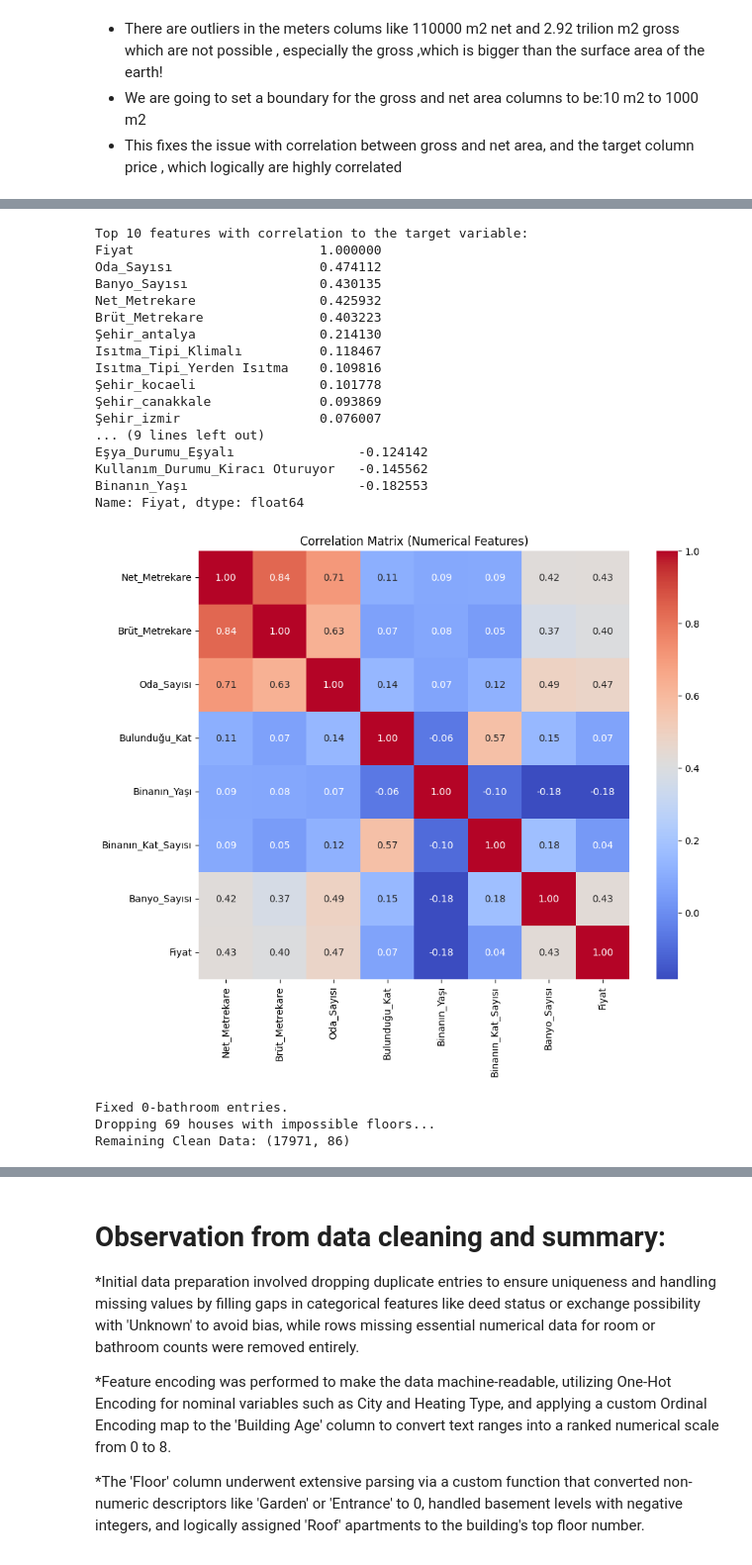
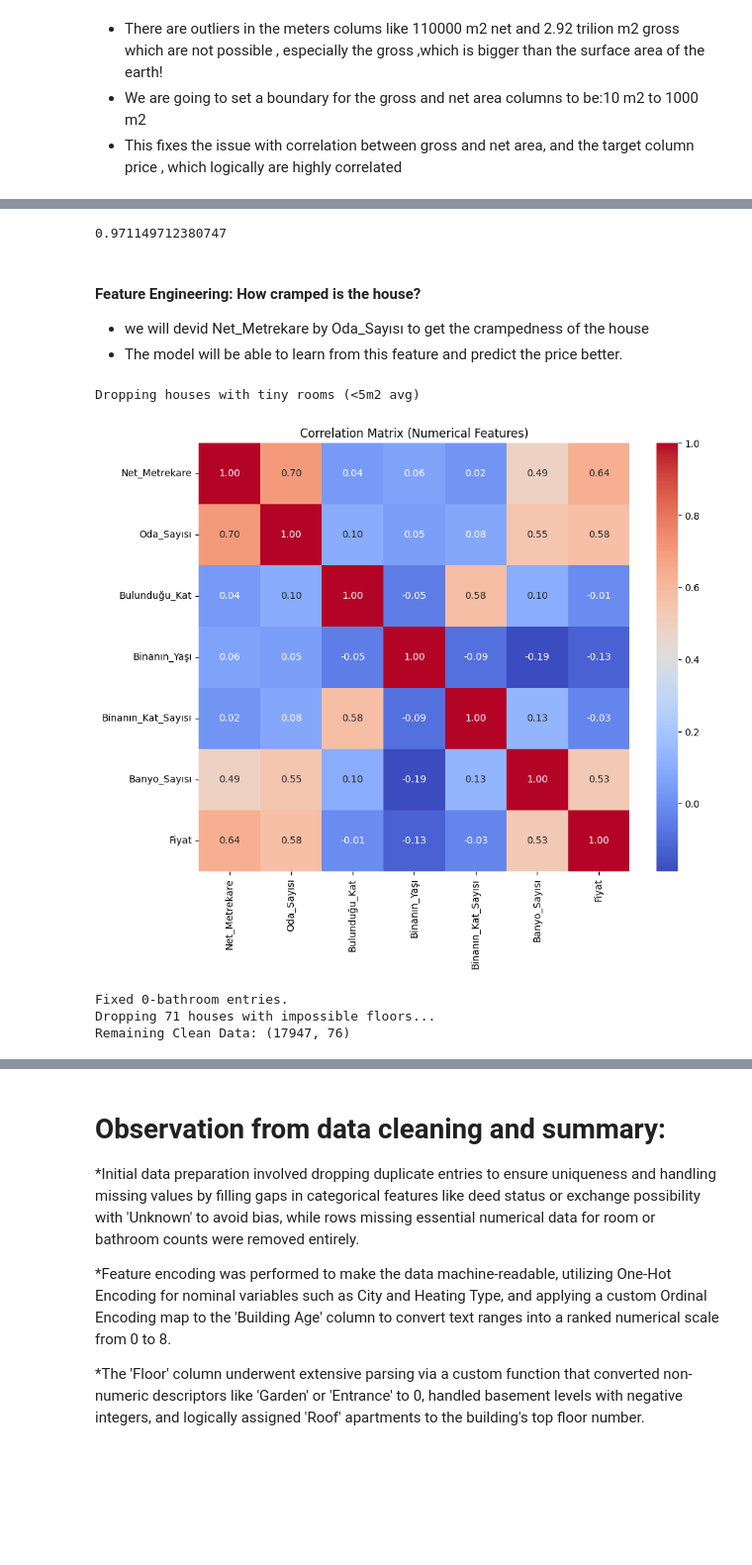
Before and after one commit to foxy0009/machine_learning_projects, a Jupyter notebook: Predicting House prices/Data_Cleaning.ipynb, the cells around one changed output, grey strips where cells are left out. Shown at 99% size. Saved outputs shown, nothing was run; the diff lists cells and outputs as text; code cells hidden in the pictures; blank space fills up the shorter version.

```diff
--- a/Predicting House prices/Data_Cleaning.ipynb
+++ b/Predicting House prices/Data_Cleaning.ipynb
@@ -236,0 +257,9 @@ Net_Metrekare   0.425932        0.835328       1.000000
+# %%
+# Identify columns that are almost always 0 (False)
+for col in df.columns:
+    # Only check boolean/dummy columns (values are 0 or 1)
+    if df[col].nunique() == 2:
+        # If less than 20 houses have this feature, drop it
+        if df[col].sum() < 20:
+            print(f"Dropping rare feature: {col} (Count: {df[col].sum()})")
+            df = df.drop(columns=[col])
@@ -237,59 +280,62 @@ Net_Metrekare   0.425932        0.835328       1.000000
+# %%
+area_correlation = df['Net_Metrekare'].corr(df['Brüt_Metrekare'])
+print(area_correlation) #0.97
+df.drop(columns=['Brüt_Metrekare'], inplace=True)
+# %% [output]
+0.971149712380747
+# %% [markdown]
+#### Feature Engineering: How cramped is the house?
+* we will devid Net_Metrekare by Oda_Sayısı to get the crampedness of the house
+* The model will be able to learn from this feature and predict the price better.
+# %%
+# Avoid division by zero (just in case)
+df['Avg_Room_Size'] = df['Net_Metrekare'] / df['Oda_Sayısı']
+
+# Sanity check: If a room is smaller than 5m2 on average, it's likely bad data
+print(f"Dropping houses with tiny rooms (<5m2 avg)")
+df = df[df['Avg_Room_Size'] > 5]
+# %% [output]
+Dropping houses with tiny rooms (<5m2 avg)
 # %%
-# Make Correlation Matrix and show top 10 and bottom 10 features correlated with the target variable
-# since I encoded before showing correlation matrix, making correlation matrix with all of the features would be too messy, so we filter out the most important basic so we can make a clean correlation matrix
-correlation = df.corr()['Fiyat'].sort_values(ascending=False)
-print('Top 10 features with correlation to the target variable: ')
-print(correlation.head(11))
-print('Bottom 10 features with correlation to the target variable: ')
-print(correlation.tail(10))
-numerical_cols = ['Net_Metrekare', 'Brüt_Metrekare', 'Oda_Sayısı', 'Bulunduğu_Kat',
+# 1. Update the list to remove the deleted 'Brüt_Metrekare'
+numerical_cols = ['Net_Metrekare', 'Oda_Sayısı', 'Bulunduğu_Kat',
                   'Binanın_Yaşı', 'Binanın_Kat_Sayısı', 'Banyo_Sayısı', 'Fiyat']
+
 plt.figure(figsize=(10, 8))
 sns.heatmap(df[numerical_cols].corr(), annot=True, cmap='coolwarm', fmt=".2f")
 plt.title("Correlation Matrix (Numerical Features)")
 plt.show()
+
 #---- Antigravity---
 df.loc[df['Banyo_Sayısı'] == 0, 'Banyo_Sayısı'] = 1
 print(f"Fixed 0-bathroom entries.")
 
 impossible_floor = df[df['Bulunduğu_Kat'] > df['Binanın_Kat_Sayısı']]
 print(f"Dropping {len(impossible_floor)} houses with impossible floors...")
+df = df.drop(impossible_floor.index)
 
-df = df.drop(impossible_floor.index)
 # Create a filter for "Weird" homes
 # 1. Too cheap in Antalya (< 500k)
 mask_antalya_cheap = (df['Şehir_antalya'] == True) & (df['Fiyat'] < 500000)
 
 # 2. Crazy expensive per square meter (> 75k/m2)
-mask_luxury_outlier = (df['Fiyat'] / df['Brüt_Metrekare']) > 75000
+# CHANGED: Use Net_Metrekare because Brüt is gone.
+# Note: Net is smaller than Brüt, so price/net is higher. Adjusted threshold slightly to be safe or keep 75k if that's your hard limit.
+mask_luxury_outlier = (df['Fiyat'] / df['Net_Metrekare']) > 100000
 
 # 3. Suspiciously large but cheap (> 400m2 but < 2M)
-mask_large_cheap = (df['Brüt_Metrekare'] > 400) & (df['Fiyat'] < 2000000)
+# CHANGED: Use Net_Metrekare
+mask_large_cheap = (df['Net_Metrekare'] > 400) & (df['Fiyat'] < 2000000)
 
-# Apply filters (Keep rows that are NOT in any of these masks)
-df_clean = df[~(mask_antalya_cheap | mask_luxury_outlier | mask_large_cheap)]
+# Apply filters
+# CRITICAL FIX: You were saving this to 'df_clean' but saving 'df' to CSV later.
+# I changed this to update 'df' directly so your filters actually save.
+df = df[~(mask_antalya_cheap | mask_luxury_outlier | mask_large_cheap)]
 
 # 3. Final Sanity Check
 print("Remaining Clean Data:", df.shape)
 # %% [output]
+[figure, new version]
-Top 10 features with correlation to the target variable:
-Fiyat                        1.000000
-Oda_Sayısı                   0.474112
-Banyo_Sayısı                 0.430135
-Net_Metrekare                0.425932
-Brüt_Metrekare               0.403223
-Şehir_antalya                0.214130
-Isıtma_Tipi_Klimalı          0.118467
-Isıtma_Tipi_Yerden Isıtma    0.109816
-Şehir_kocaeli                0.101778
-Şehir_canakkale              0.093869
-Şehir_izmir                  0.076007
-... (9 lines left out)
-Eşya_Durumu_Eşyalı                -0.124142
-Kullanım_Durumu_Kiracı Oturuyor   -0.145562
-Binanın_Yaşı                      -0.182553
-Name: Fiyat, dtype: float64
+Fixed 0-bathroom entries.
+Dropping 71 houses with impossible floors...
+Remaining Clean Data: (17947, 76)
-[figure, old version]
-Fixed 0-bathroom entries.
-Dropping 69 houses with impossible floors...
-Remaining Clean Data: (17971, 86)
```
Also changed, not shown: parts of 9 cells of this notebook, 5 other files.
